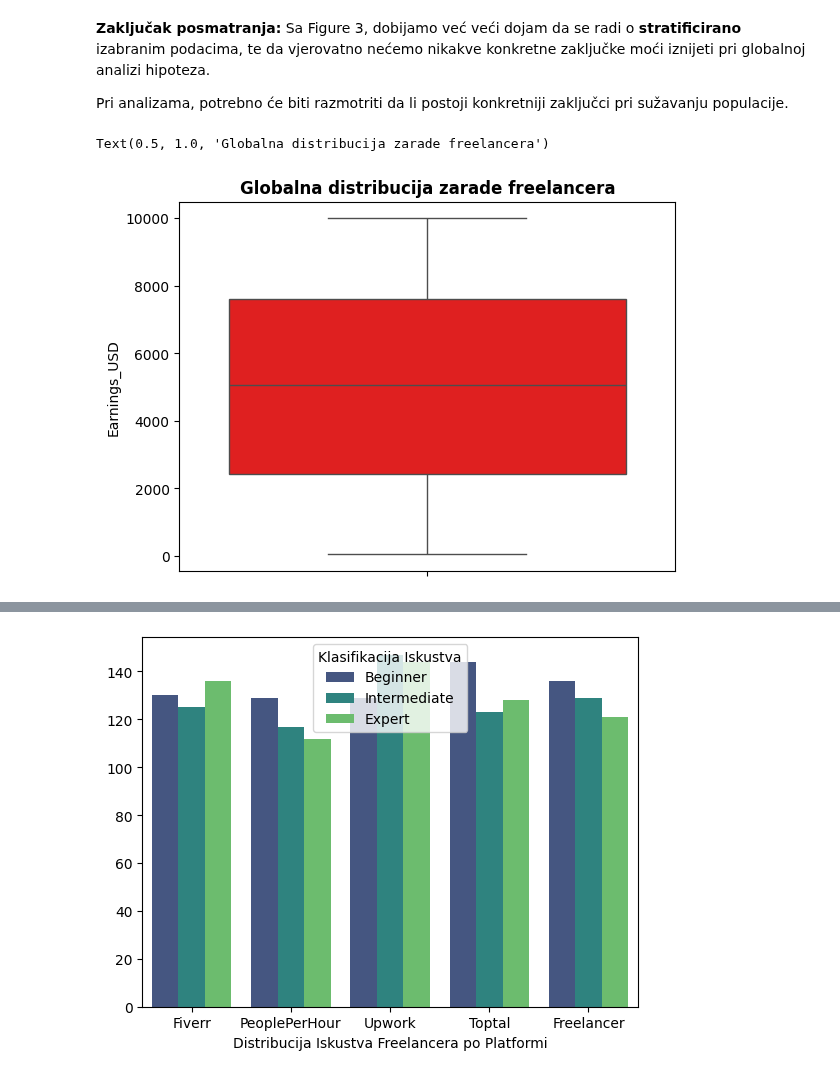
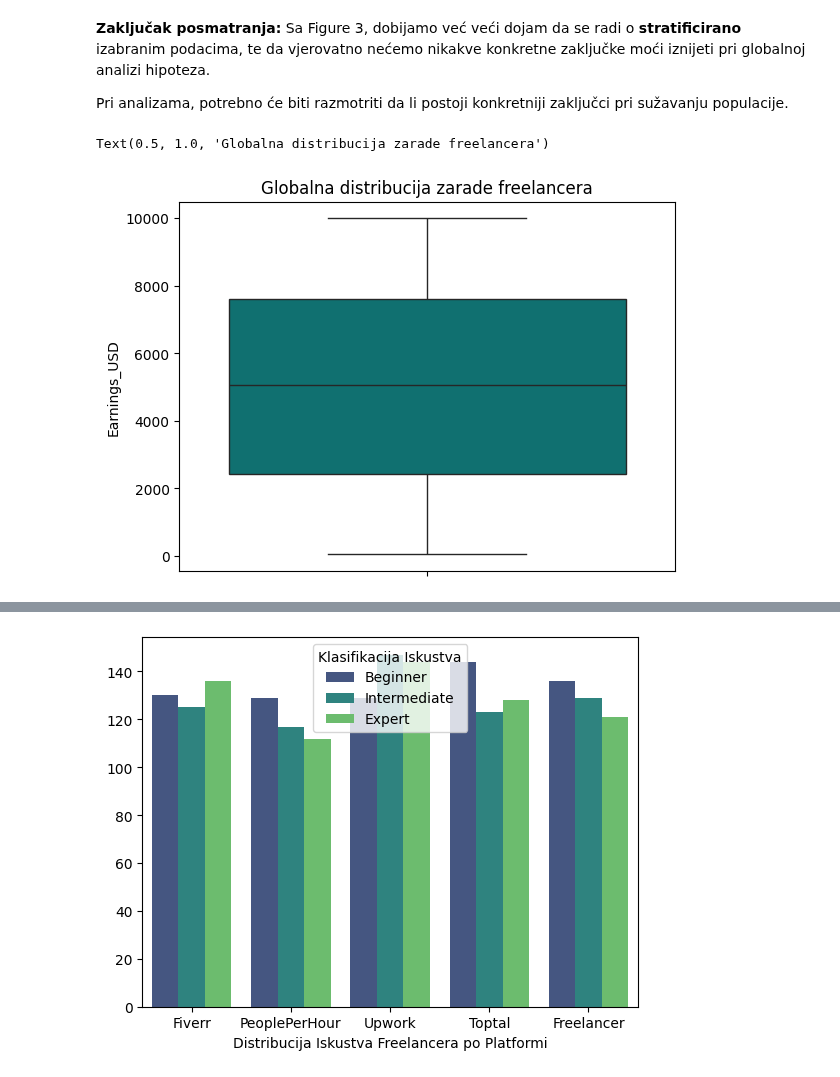
Before and after one commit to Ljut/PSAI-DSAI-datasets, a Jupyter notebook: VIS25_TIM1.ipynb, the cells around one changed output, grey strips where cells are left out. Saved outputs shown, nothing was run; the diff lists cells and outputs as text; code cells hidden in the pictures.

```diff
--- a/VIS25_TIM1.ipynb
+++ b/VIS25_TIM1.ipynb
@@ -224,9 +228,9 @@ Text(0.5, 1.0, 'Ukupno poslovanje po regiji')
 
 Pri analizama, potrebno će biti razmotriti da li postoji konkretniji zaključci pri sužavanju populacije.
 # %%
-#@title ####**Figure 4 i 5:** *Box-plot vizulizacija raspodjele zarade freelancera* { display-mode: "form" }
-sns.boxplot(data=df, y='Earnings_USD',color="red")
-plt.title("Globalna distribucija zarade freelancera",fontweight="bold",)
+#@title ####**Figure 4, 5, 6 i 7** *Box-plot vizulizacija raspodjele zarade freelancera* { display-mode: "form" }
+sns.boxplot(data=df, y='Earnings_USD',color="teal")
+plt.title("Figura 4: Globalna distribucija zarade freelancera")
 # %% [output]
 Text(0.5, 1.0, 'Globalna distribucija zarade freelancera')
-[figure, old version]
+[figure, new version]
```
Also changed, not shown: parts of 29 cells of this notebook.
